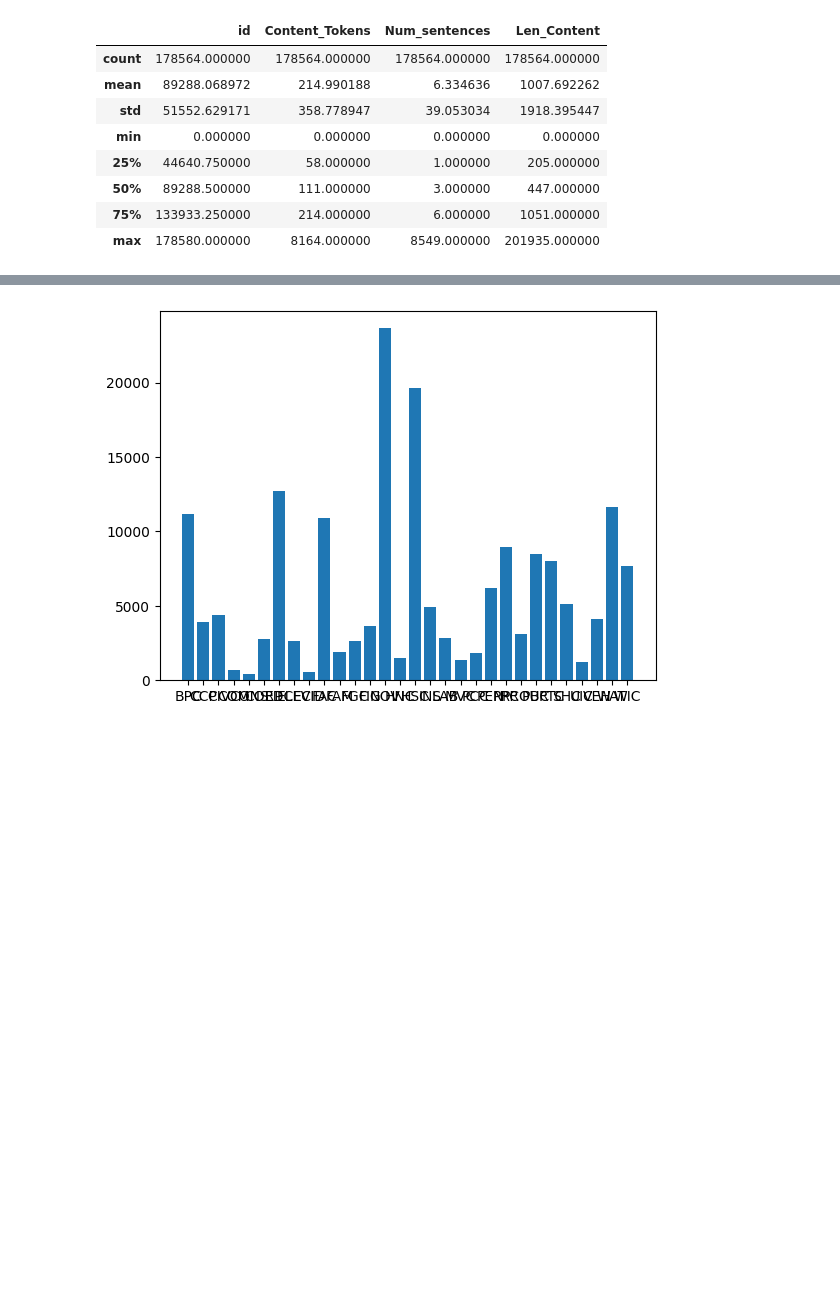
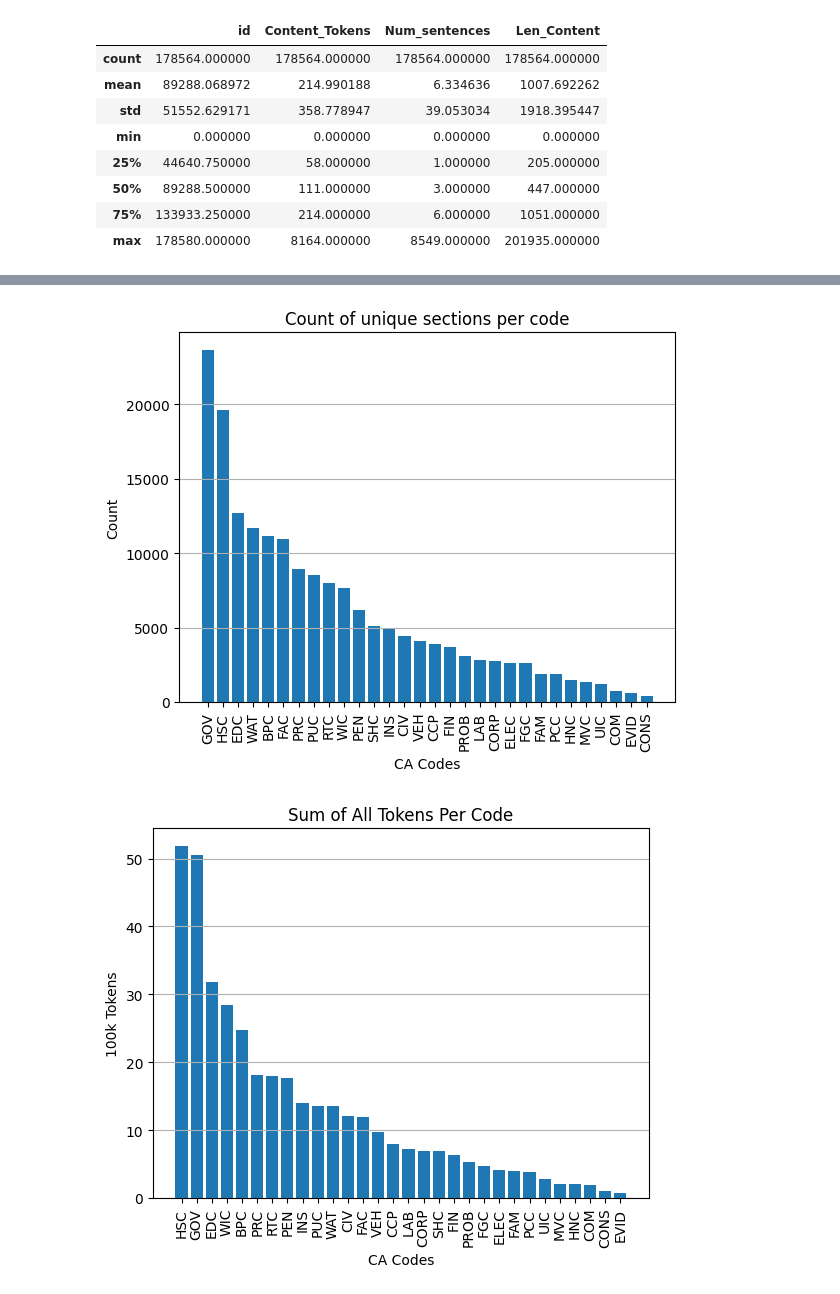
Before and after one commit to spartypkp/legalAI, a Jupyter notebook: statutesAnalytics.ipynb, the cells around one changed output, grey strips where cells are left out. Drawn from its saved outputs; the diff is of its cells as text; code cells hidden in the pictures; blank space fills up the shorter version.

```diff
--- a/statutesAnalytics.ipynb
+++ b/statutesAnalytics.ipynb
@@ -104,6 +108,6 @@ plot_histogram_num_sentences(df, cust_range=(60, 200), n_bins=20, useLog=False,
 # %%
 
-def plot_sections_per_code(df):
+def plot_sections_per_code(df, filename):
     df_grouped = df.groupby(df["Code"], as_index=False).count()
     df_grouped = df_grouped.sort_values("id", ascending=False)
     plt.bar(df_grouped["Code"], df_grouped["id"])
@@ -113,22 +117,26 @@ def plot_sections_per_code(df):
     plt.grid(axis='y')
     locs, labels = plt.xticks() #gets labels
     plt.setp(labels, rotation=90) #sets rotation of the labels
+    plt.savefig("{}.png".format(filename))
     plt.show()
 
 
-def plot_tokens_per_code(df):
+def plot_tokens_per_code(df, filename):
     df_grouped = df.groupby("Code", as_index=False).agg({"Content_Tokens": sum})
     df_grouped = df_grouped.sort_values("Content_Tokens", ascending=False)
+    df_grouped["Content_Tokens"]/= 100000
     plt.bar(df_grouped["Code"], df_grouped["Content_Tokens"])
     plt.xlabel("CA Codes")
-    plt.ylabel("Tokens")
+    plt.ylabel("100k Tokens")
     plt.title("Sum of All Tokens Per Code")
     plt.grid(axis='y')
     locs, labels = plt.xticks() #gets labels
     plt.setp(labels, rotation=90) #sets rotation of the labels
+    plt.savefig("{}.png".format(filename))
     plt.show()
-# %% [output]
-[figure, removed]
 # %%
-plot_sections_per_code()
-plot_tokens_per_code()
+plot_sections_per_code(df, "section_code_distribution")
+plot_tokens_per_code(df, "token_code_distribution")
+# %% [output]
+[figure, added]
+[figure, added]
```
Also changed, not shown: parts of 4 cells of this notebook.
